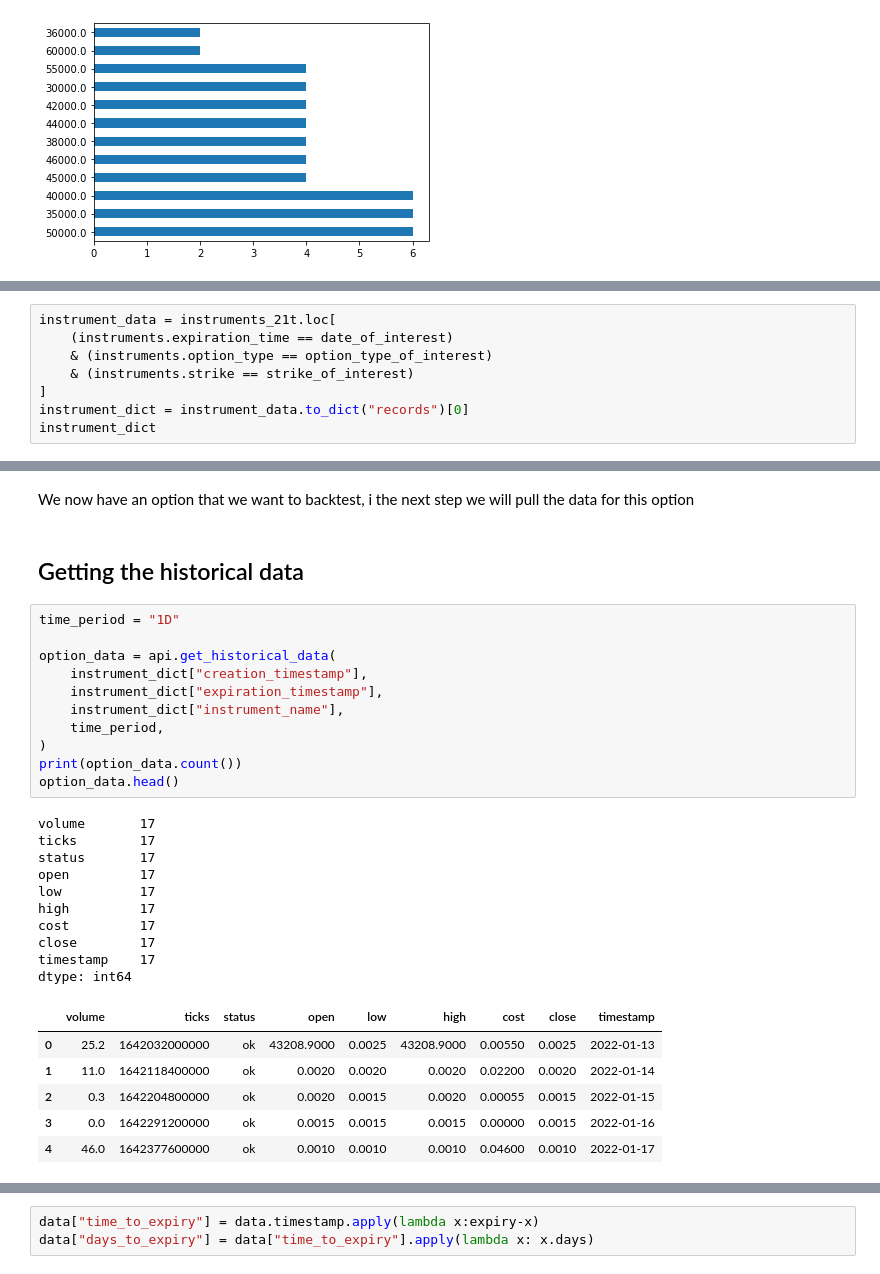
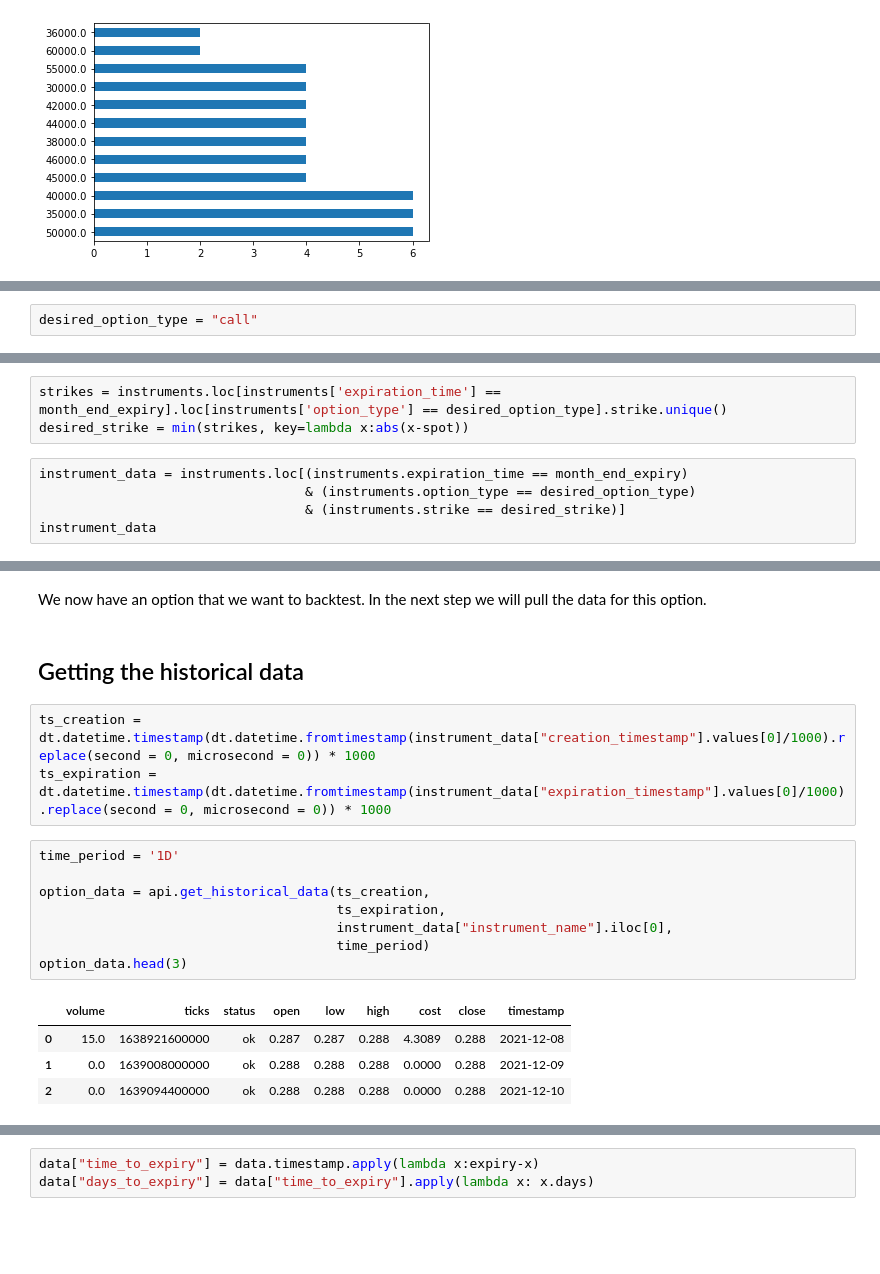
Before and after one commit to marcNY/crypto_option_dashboard, a Jupyter notebook: notebooks/demo.ipynb, the cells around one changed output, grey strips where cells are left out. Drawn from its saved outputs; the diff is of its cells as text; blank space fills up the shorter version.

Commit message:
fixed notebook, changed date search

```diff
--- a/notebooks/demo.ipynb
+++ b/notebooks/demo.ipynb
@@ -83,0 +100,2 @@ print(strike_of_interest)
+# %%
+desired_option_type = "call"
@@ -84,9 +104,9 @@ print(strike_of_interest)
+# %%
+strikes = instruments.loc[instruments['expiration_time'] == month_end_expiry].loc[instruments['option_type'] == desired_option_type].strike.unique()
+desired_strike = min(strikes, key=lambda x:abs(x-spot))
 # %%
-instrument_data = instruments_21t.loc[
-    (instruments.expiration_time == date_of_interest)
-    & (instruments.option_type == option_type_of_interest)
-    & (instruments.strike == strike_of_interest)
-]
-instrument_dict = instrument_data.to_dict("records")[0]
-instrument_dict
+instrument_data = instruments.loc[(instruments.expiration_time == month_end_expiry)
+                                  & (instruments.option_type == desired_option_type)
+                                  & (instruments.strike == desired_strike)]
+instrument_data
 # %% [output]
@@ -113,33 +115,22 @@ instrument_dict
 # %% [markdown]
-We now have an option that we want to backtest, i the next step we will pull the data for this option
+We now have an option that we want to backtest.
+In the next step we will pull the data for this option.
 # %% [markdown]
 ## Getting the historical data
+# %%
+ts_creation = dt.datetime.timestamp(dt.datetime.fromtimestamp(instrument_data["creation_timestamp"].values[0]/1000).replace(second = 0, microsecond = 0)) * 1000
+ts_expiration = dt.datetime.timestamp(dt.datetime.fromtimestamp(instrument_data["expiration_timestamp"].values[0]/1000).replace(second = 0, microsecond = 0)) * 1000
 # %%
-time_period = "1D"
+time_period = '1D'
 
-option_data = api.get_historical_data(
-    instrument_dict["creation_timestamp"],
-    instrument_dict["expiration_timestamp"],
-    instrument_dict["instrument_name"],
-    time_period,
-)
-print(option_data.count())
-option_data.head()
+option_data = api.get_historical_data(ts_creation,
+                                      ts_expiration,
+                                      instrument_data["instrument_name"].iloc[0],
+                                      time_period)
+option_data.head(3)
 # %% [output]
-volume       17
-ticks        17
-status       17
-open         17
-low          17
-high         17
-cost         17
-close        17
-timestamp    17
-dtype: int64
 |  | volume | ticks | status | open | low | high | cost | close | timestamp |
-| 0 | 25.2 | 1642032000000 | ok | 43208.9000 | 0.0025 | 43208.9000 | 0.00550 | 0.0025 | 2022-01-13 |
-| 1 | 11.0 | 1642118400000 | ok | 0.0020 | 0.0020 | 0.0020 | 0.02200 | 0.0020 | 2022-01-14 |
-| 2 | 0.3 | 1642204800000 | ok | 0.0020 | 0.0015 | 0.0020 | 0.00055 | 0.0015 | 2022-01-15 |
-| 3 | 0.0 | 1642291200000 | ok | 0.0015 | 0.0015 | 0.0015 | 0.00000 | 0.0015 | 2022-01-16 |
-| 4 | 46.0 | 1642377600000 | ok | 0.0010 | 0.0010 | 0.0010 | 0.04600 | 0.0010 | 2022-01-17 |
+| 0 | 15.0 | 1638921600000 | ok | 0.287 | 0.287 | 0.288 | 4.3089 | 0.288 | 2021-12-08 |
+| 1 | 0.0 | 1639008000000 | ok | 0.288 | 0.288 | 0.288 | 0.0000 | 0.288 | 2021-12-09 |
+| 2 | 0.0 | 1639094400000 | ok | 0.288 | 0.288 | 0.288 | 0.0000 | 0.288 | 2021-12-10 |
 # %%
```
Also changed, not shown: parts of 28 cells of this notebook.
